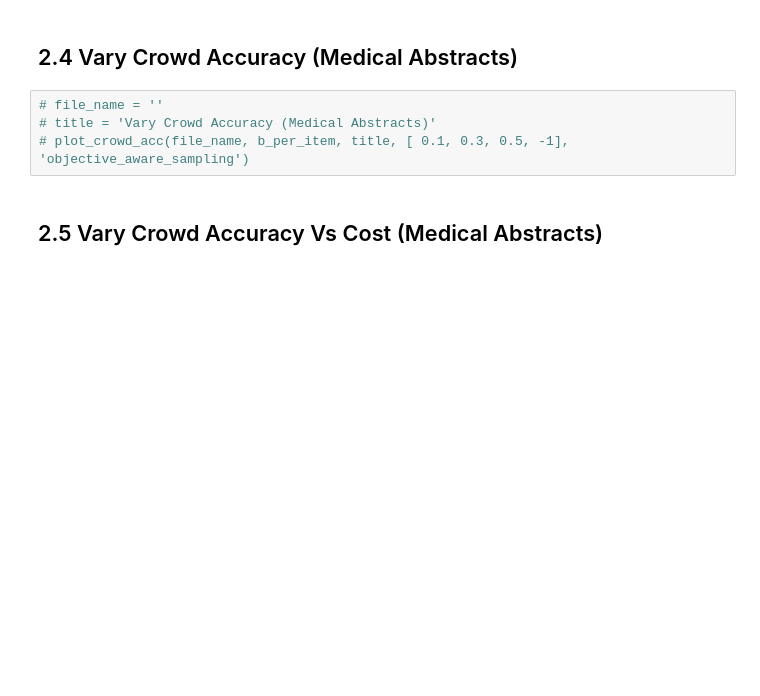
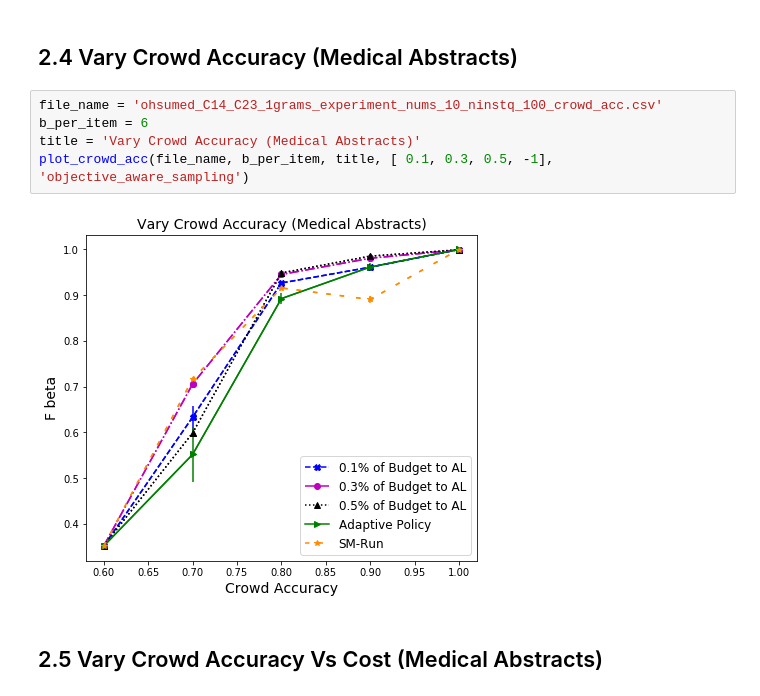
Before and after one commit to Evgeneus/Active-Hybrid-Classificatoin, a Jupyter notebook: adaptive_machine_and_crowd/notebooks/results.ipynb, the cells around one changed output. Drawn from its saved outputs; the diff is of its cells as text; blank space fills up the shorter version.

Commit message:
charts/med abstract /vary crowd accuracy

```diff
--- a/adaptive_machine_and_crowd/notebooks/results.ipynb
+++ b/adaptive_machine_and_crowd/notebooks/results.ipynb
@@ -239,9 +239,12 @@ plot_budget(file_name, b_per_item, title, [ 0.1, 0.3, 0.5, -1], 'objective_aware
 # %% [markdown]
 ## 2.4 Vary Crowd Accuracy (Medical Abstracts)
 # %%
-# file_name = ''
-# title = 'Vary Crowd Accuracy (Medical Abstracts)'
-# plot_crowd_acc(file_name, b_per_item, title, [ 0.1, 0.3, 0.5, -1], 'objective_aware_sampling')
+file_name = 'ohsumed_C14_C23_1grams_experiment_nums_10_ninstq_100_crowd_acc.csv'
+b_per_item = 6
+title = 'Vary Crowd Accuracy (Medical Abstracts)'
+plot_crowd_acc(file_name, b_per_item, title, [ 0.1, 0.3, 0.5, -1], 'objective_aware_sampling')
+# %% [output]
+[figure, added]
 # %% [markdown]
 ## 2.5 Vary Crowd Accuracy Vs Cost (Medical Abstracts)
 # %%
```
Also changed, not shown: parts of 1 cell of this notebook.
